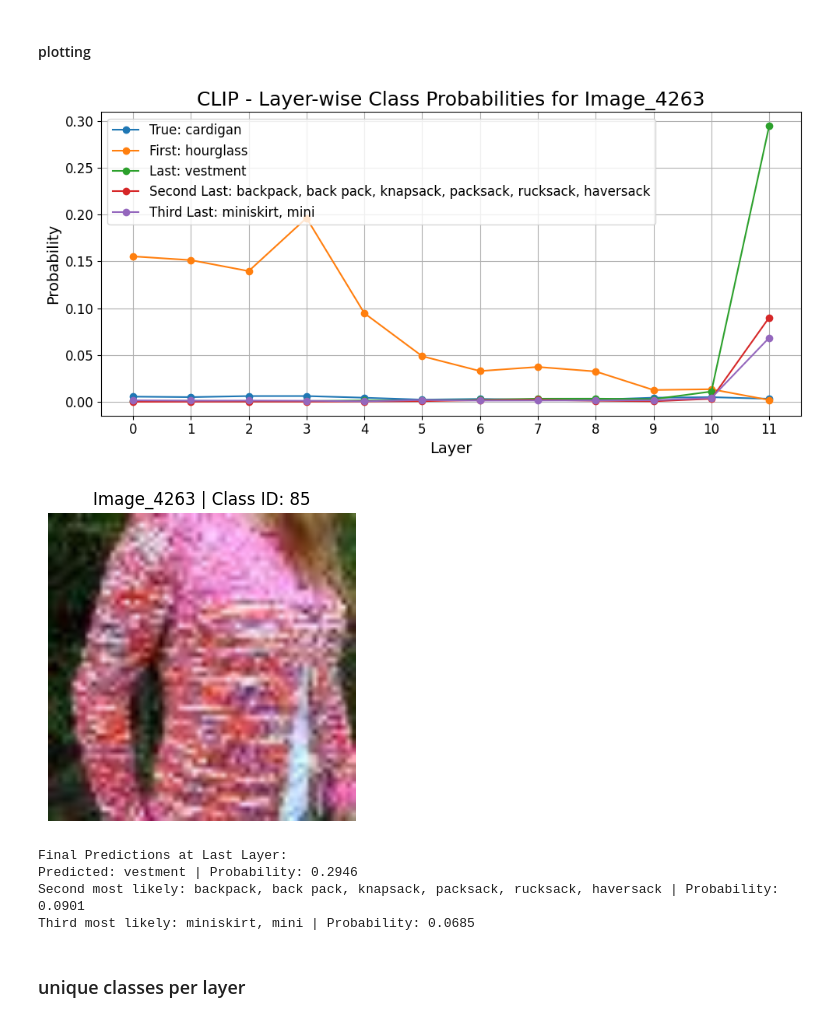
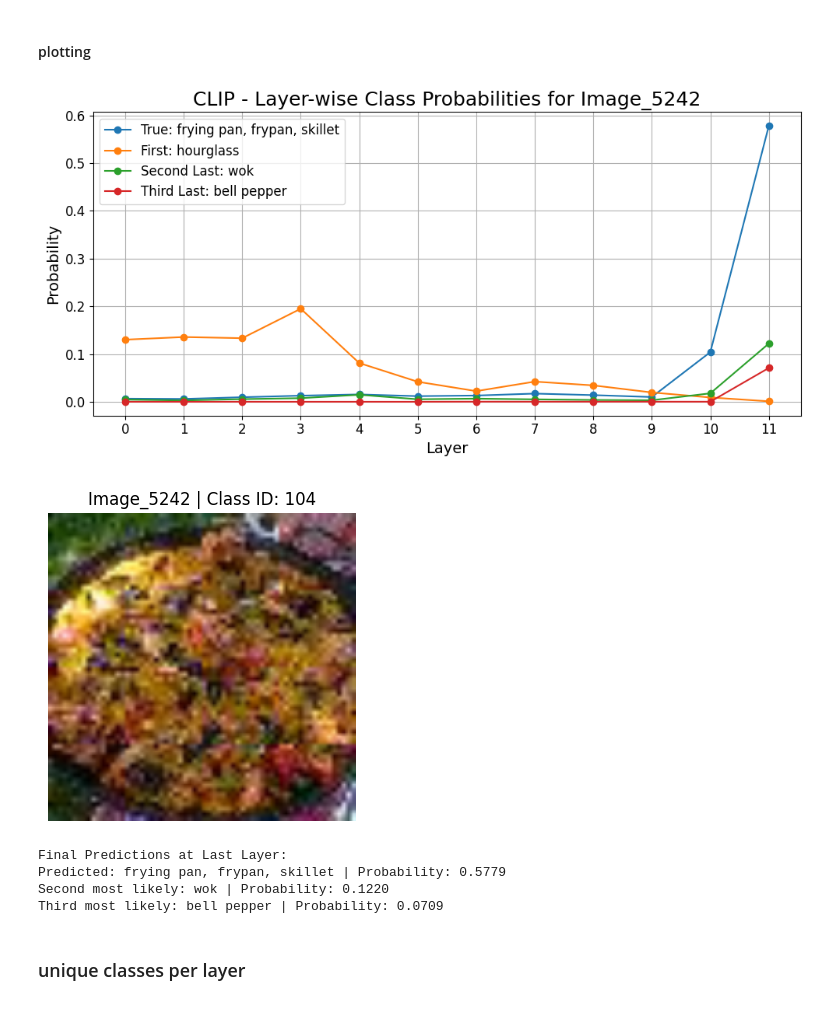
Before and after one commit to kaminskaz/wb-projekt, a Jupyter notebook: notebooks/results_analysis.ipynb, the cells around one changed output. Saved outputs shown, nothing was run; the diff lists cells and outputs as text; code cells hidden in the pictures.

```diff
--- a/notebooks/results_analysis.ipynb
+++ b/notebooks/results_analysis.ipynb
@@ -907,14 +907,14 @@ def plot_probabilities_for_image(image_id, folder_path):
     print(f"Second most likely: {second_row['Second_Last_Top1_Label']} | Probability: {second_row[last_layer]:.4f}")
     print(f"Third most likely: {third_row['Third_Last_Top1_Label']} | Probability: {third_row[last_layer]:.4f}")
 # %%
-plot_probabilities_for_image('Image_4263', 'logit_lens_results/CLIP')
+plot_probabilities_for_image('Image_5242', 'logit_lens_results/CLIP')
 # %% [output]
-[figure, old version]
+[figure, new version]
-[figure, old version]
+[figure, new version]
 Final Predictions at Last Layer:
-Predicted: vestment | Probability: 0.2946
-Second most likely: backpack, back pack, knapsack, packsack, rucksack, haversack | Probability: 0.0901
-Third most likely: miniskirt, mini | Probability: 0.0685
+Predicted: frying pan, frypan, skillet | Probability: 0.5779
+Second most likely: wok | Probability: 0.1220
+Third most likely: bell pepper | Probability: 0.0709
 # %% [markdown]
 ### unique classes per layer
 # %%
```
Also changed, not shown: parts of 4 cells of this notebook, 50 other files.
